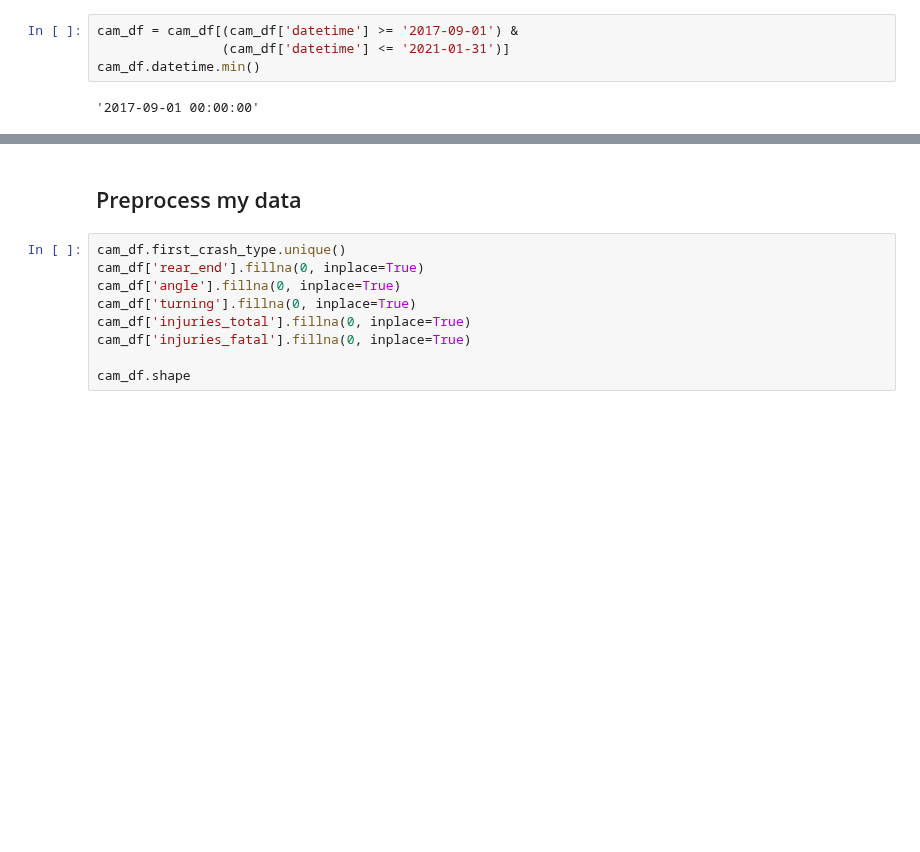
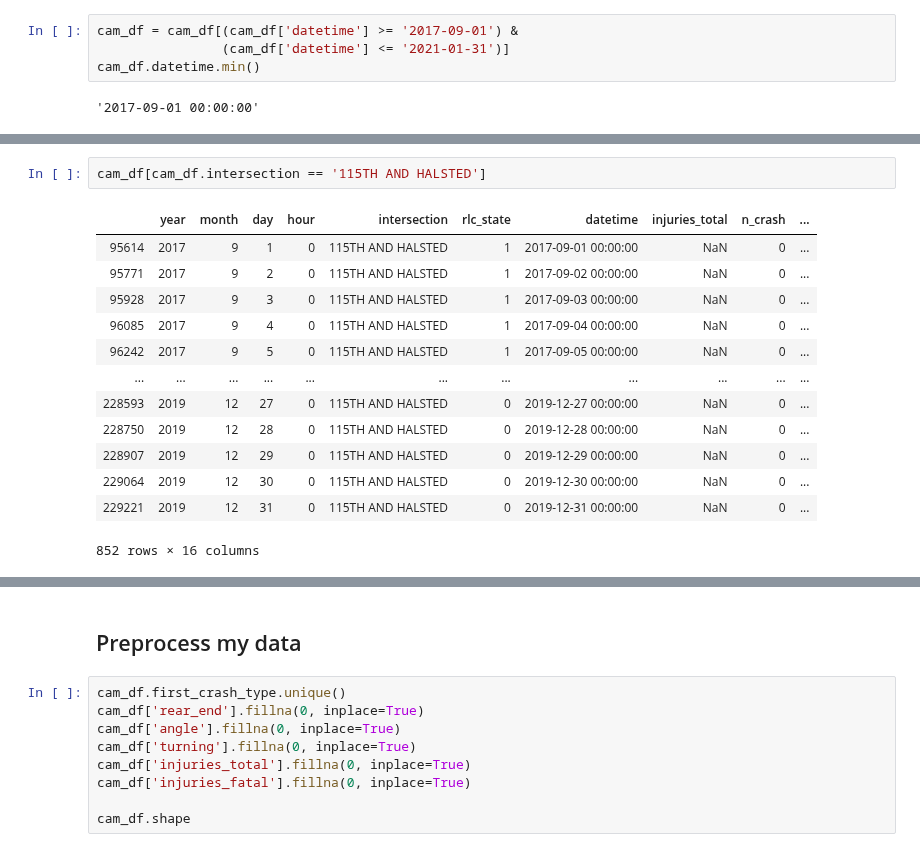
Before and after one commit to sciencelee/chicago-red-light-cameras, a Jupyter notebook: 07-rlc-natural-experiment.ipynb, the cells around one changed output, grey strips where cells are left out. Drawn from its saved outputs; the diff is of its cells as text; blank space fills up the shorter version.

```diff
--- a/07-rlc-natural-experiment.ipynb
+++ b/07-rlc-natural-experiment.ipynb
@@ -250,3 +251,19 @@ len(cam_df.intersection.unique())
+# %%
+cam_df[cam_df.intersection == '115TH AND HALSTED']
+# %% [output]
+|  | year | month | day | hour | intersection | rlc_state | datetime | injuries_total | n_crash | ... |
+| 95614 | 2017 | 9 | 1 | 0 | 115TH AND HALSTED | 1 | 2017-09-01 00:00:00 | NaN | 0 | ... |
+| 95771 | 2017 | 9 | 2 | 0 | 115TH AND HALSTED | 1 | 2017-09-02 00:00:00 | NaN | 0 | ... |
+| 95928 | 2017 | 9 | 3 | 0 | 115TH AND HALSTED | 1 | 2017-09-03 00:00:00 | NaN | 0 | ... |
+| 96085 | 2017 | 9 | 4 | 0 | 115TH AND HALSTED | 1 | 2017-09-04 00:00:00 | NaN | 0 | ... |
+| 96242 | 2017 | 9 | 5 | 0 | 115TH AND HALSTED | 1 | 2017-09-05 00:00:00 | NaN | 0 | ... |
+| ... | ... | ... | ... | ... | ... | ... | ... | ... | ... | ... |
+| 228593 | 2019 | 12 | 27 | 0 | 115TH AND HALSTED | 0 | 2019-12-27 00:00:00 | NaN | 0 | ... |
+| 228750 | 2019 | 12 | 28 | 0 | 115TH AND HALSTED | 0 | 2019-12-28 00:00:00 | NaN | 0 | ... |
+| 228907 | 2019 | 12 | 29 | 0 | 115TH AND HALSTED | 0 | 2019-12-29 00:00:00 | NaN | 0 | ... |
+| 229064 | 2019 | 12 | 30 | 0 | 115TH AND HALSTED | 0 | 2019-12-30 00:00:00 | NaN | 0 | ... |
+| 229221 | 2019 | 12 | 31 | 0 | 115TH AND HALSTED | 0 | 2019-12-31 00:00:00 | NaN | 0 | ... |
+852 rows × 16 columns
 # %%
 cam_df.head()
 print(cam_df.n_crash.value_counts())
```
Also changed, not shown: parts of 33 cells of this notebook, 5 other files.
